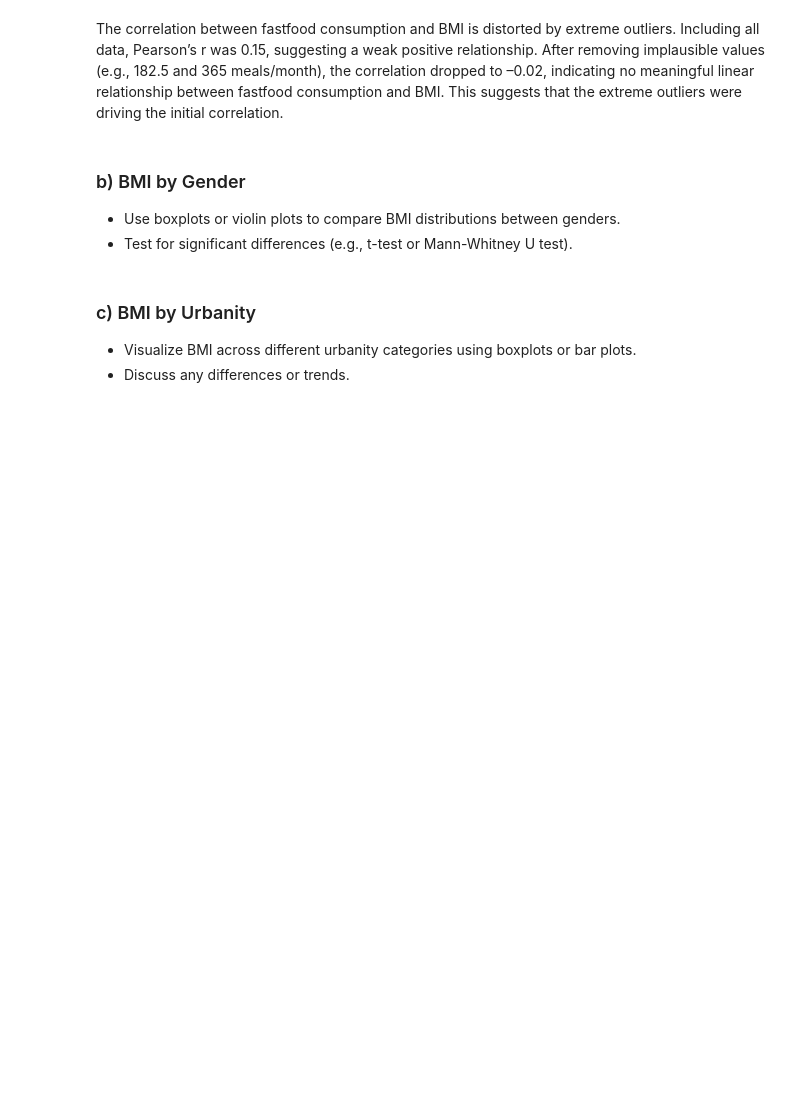
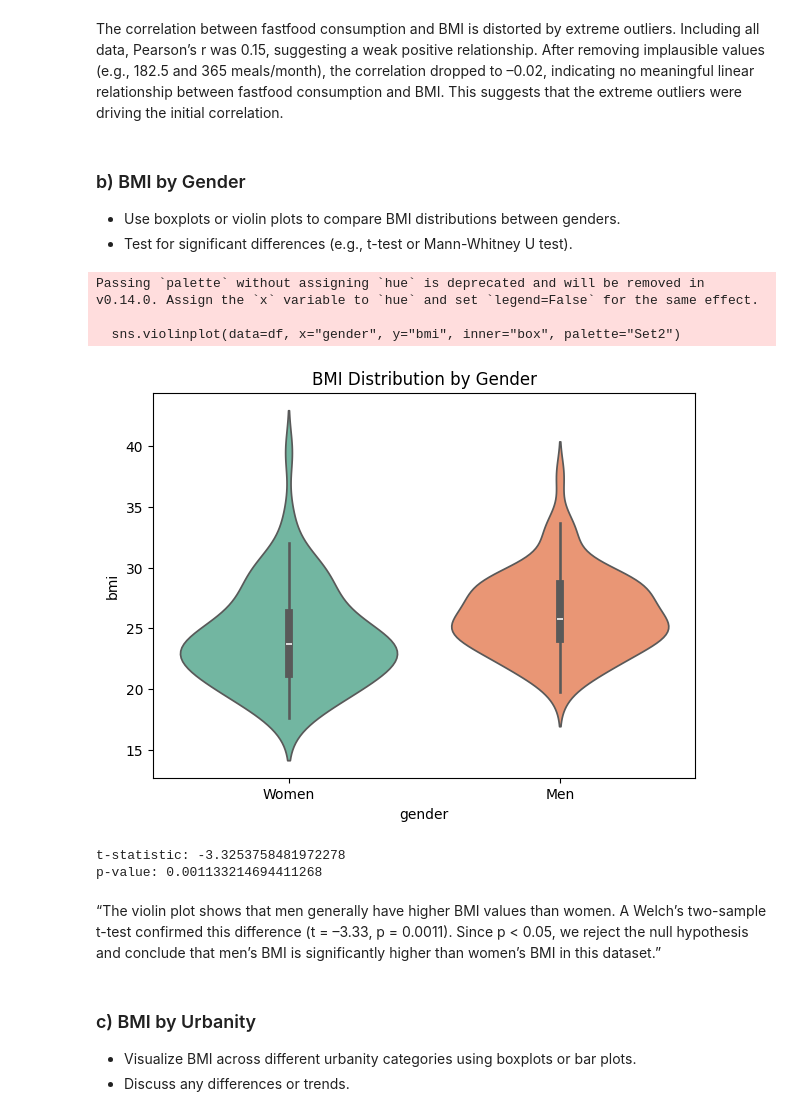
Before and after one commit to chandlershortlidge/lab-eda-bmi, a Jupyter notebook: your-code/Descriptive_Analysis_BMI.ipynb, the cells around one changed output. Saved outputs shown, nothing was run; the diff lists cells and outputs as text; code cells hidden in the pictures; blank space fills up the shorter version.

```diff
--- a/your-code/Descriptive_Analysis_BMI.ipynb
+++ b/your-code/Descriptive_Analysis_BMI.ipynb
@@ -426,8 +426,32 @@ The correlation between fastfood consumption and BMI is distorted by extreme out
 - Use boxplots or violin plots to compare BMI distributions between genders.
 - Test for significant differences (e.g., t-test or Mann-Whitney U test).
 # %%
-## TODO
-### Insert your Answer Here ###
+plt.figure(figsize=(7,5))
+sns.violinplot(data=df, x="gender", y="bmi", inner="box", palette="Set2")
+plt.xticks([0,1], ["Women", "Men"])
+plt.title("BMI Distribution by Gender")
+plt.show()
+# %% [output]
+Passing `palette` without assigning `hue` is deprecated and will be removed in v0.14.0. Assign the `x` variable to `hue` and set `legend=False` for the same effect.
+
+  sns.violinplot(data=df, x="gender", y="bmi", inner="box", palette="Set2")
+[figure, added]
+# %%
+from scipy import stats
+
+# split into groups
+bmi_women = df[df["gender"] == 0]["bmi"]
+bmi_men   = df[df["gender"] == 1]["bmi"]
+
+# independent two-sample t-test
+t_stat, p_val = stats.ttest_ind(bmi_women, bmi_men, equal_var=False)  # Welch’s t-test (safer)
+print("t-statistic:", t_stat)
+print("p-value:", p_val)
+# %% [output]
+t-statistic: -3.3253758481972278
+p-value: 0.001133214694411268
+# %% [markdown]
+“The violin plot shows that men generally have higher BMI values than women. A Welch’s two-sample t-test confirmed this difference (t = –3.33, p = 0.0011). Since p < 0.05, we reject the null hypothesis and conclude that men’s BMI is significantly higher than women’s BMI in this dataset.”
 # %% [markdown]
 ### c) BMI by Urbanity
 
```
Also changed, not shown: parts of 8 cells of this notebook.
